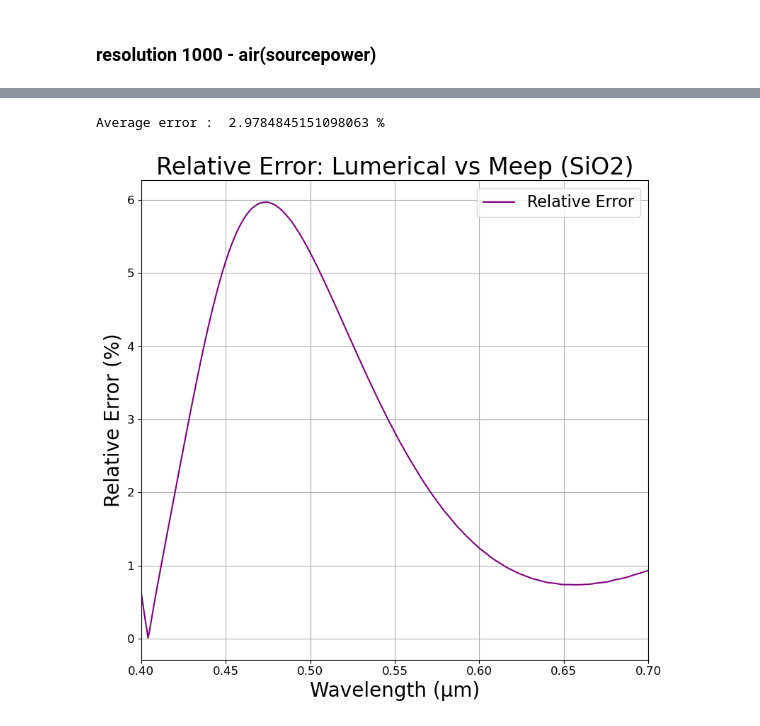
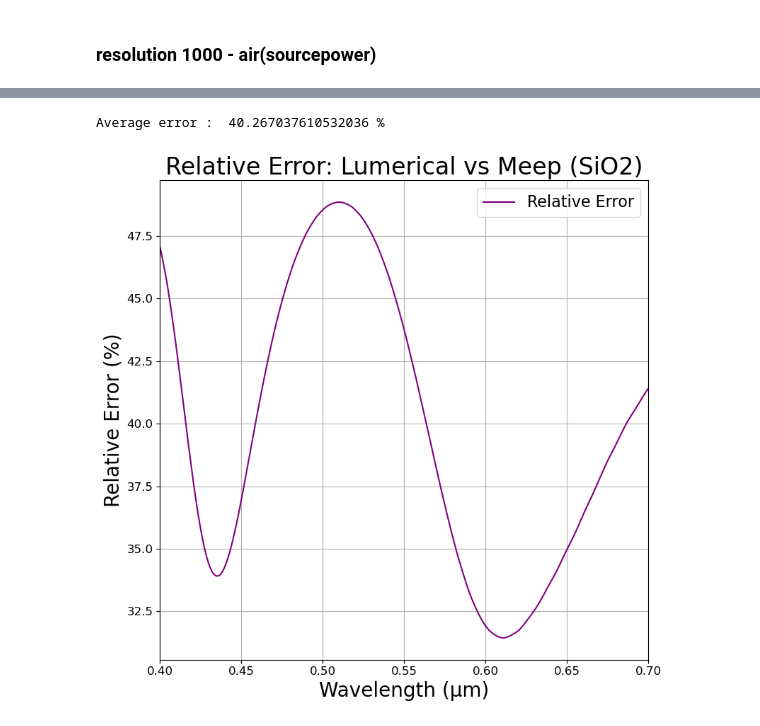
Before and after one commit to M2nion/EIDL, a Jupyter notebook: Tool/Meep/LGD/Meep code/OLED structure/Layer by Layer check/OLED_update_LBL.ipynb, the cells around one changed output, grey strips where cells are left out. Saved outputs shown, nothing was run; the diff lists cells and outputs as text; code cells hidden in the pictures.

```diff
--- a/Tool/Meep/LGD/Meep code/OLED structure/Layer by Layer check/OLED_update_LBL.ipynb
+++ b/Tool/Meep/LGD/Meep code/OLED structure/Layer by Layer check/OLED_update_LBL.ipynb
@@ -128,10 +128,12 @@ ITO_m = mp.Medium(epsilon=ITO_m_index**2)
 Alq3 = mp.Medium(index = Alq3_index)
 Air = mp.Medium(index=1.0) # 공기,
 
+andp_replace = 0.075
+
 Glass_layer = 2.37
 Cover_layer = 0.07
 ITO_layer = 0.15
-aNDP_layer = 0.05
+
 Alq3_layer = 0.06
 Cathode_layer = 1.3
 
@@ -146,10 +148,25 @@ boundary_layers = [
 
 Cathode_center = mp.Vector3(0, -1.35, 0)
 Alq3_center = mp.Vector3(0, -0.67, 0)
-aNDP_center = mp.Vector3(0, -0.615, 0)
-ITO_center = mp.Vector3(0, -0.515, 0)
-Cover_center = mp.Vector3(0, -0.405, 0)
-Glass_center = mp.Vector3(0, 0.515, 0)
+
+# aNDP_layer = 0.05
+# aNDP_center = mp.Vector3(0, -0.615  , 0)
+# ITO_center = mp.Vector3(0, -0.515  , 0)
+# Cover_center = mp.Vector3(0, -0.405 , 0)
+# Glass_center = mp.Vector3(0, 0.815 , 0)
+
+aNDP_layer = 0.125
+aNDP_center = mp.Vector3(0, -0.57750, 0)
+ITO_center  = mp.Vector3(0, -0.44000, 0)
+Cover_center= mp.Vector3(0, -0.33000, 0)
+Glass_center= mp.Vector3(0,  0.89000, 0)
+
+# aNDP 두께 0.20 μm
+# aNDP_layer = 0.20
+# aNDP_center = mp.Vector3(0, -0.54000, 0)
+# ITO_center  = mp.Vector3(0, -0.36500, 0)
+# Cover_center= mp.Vector3(0, -0.25500, 0)
+# Glass_center= mp.Vector3(0,  0.96500, 0)
 # %%
 cell_size = mp.Vector3(31, 4, 0)
 
@@ -207,11 +224,11 @@ sources = [mp.Source(
 sim_fitting = mp.Simulation(
     cell_size=cell_size,
     boundary_layers=boundary_layers,
-    geometry=geometry_fitting[5:6],
+    geometry=geometry_fitting,
     default_material=mp.Medium(index = 1),
     sources=sources,
     resolution=resolution,
-    eps_averaging=True,
+    # eps_averaging=True,
     extra_materials=[Cathode, aNDP, Glass]
 )
 # %%
@@ -375,2 +431,13 @@ lumerical_res_1000_wave = np.array(lumerical_res_1000[:,0])
+# %%
+import numpy as np
+from pathlib import Path
+
+csv_path = Path("/home/min/EIDL/Tool/Meep/LGD/Meep code/OLED structure/Layer by Layer check/andp0.125.txt")
+
+# CSV 파일 불러오기
+lumericalandp125 = np.genfromtxt(csv_path, delimiter=",", skip_header=1)
+
+lumericalandp125_data =np.array( lumericalandp125[:, 1])
+lumericalandp125_wave = np.array(lumericalandp125[:,0])
 # %%
 # dp_box / sourcepower 정규화
@@ -417,28 +484,28 @@ plt.show()
 # %%
 # === Relative Error 계산 === #
-relative_error = np.abs((dp_fitting_100 - sio2_349_data) / sio2_349_data)* 100
+relative_error = np.abs((dp_fitting_100 - lumericalandp125_data ) / lumericalandp125_data)* 100
 
 # === Relative Error 플롯 === #
 plt.figure(figsize=(8, 8))
 plt.plot(wavelengths, relative_error, label='Relative Error', color='purple')
 # plt.plot(wavelengths, relative_error_nofunc, label='Relative Error dp_box', color='cyan')
 
 print("Average error : ", np.mean(relative_error),"%")
 # 축 레이블
 plt.xlabel("Wavelength (μm)", fontsize=20)
 plt.ylabel("Relative Error (%)", fontsize=20)
 
 # 제목
 plt.title("Relative Error: Lumerical vs Meep (SiO2)", fontsize=24)
 
 # 눈금, 범례
 plt.xticks(fontsize=12)
 plt.yticks(fontsize=12)
 plt.legend(fontsize=16)
 plt.grid(True)
 plt.tight_layout()
 plt.xlim([0.4, 0.7])
 plt.show()
 # %% [output]
-Average error :  2.9784845151098063 %
+Average error :  40.267037610532036 %
-[figure, old version]
+[figure, new version]
```
Also changed, not shown: parts of 7 cells of this notebook.
